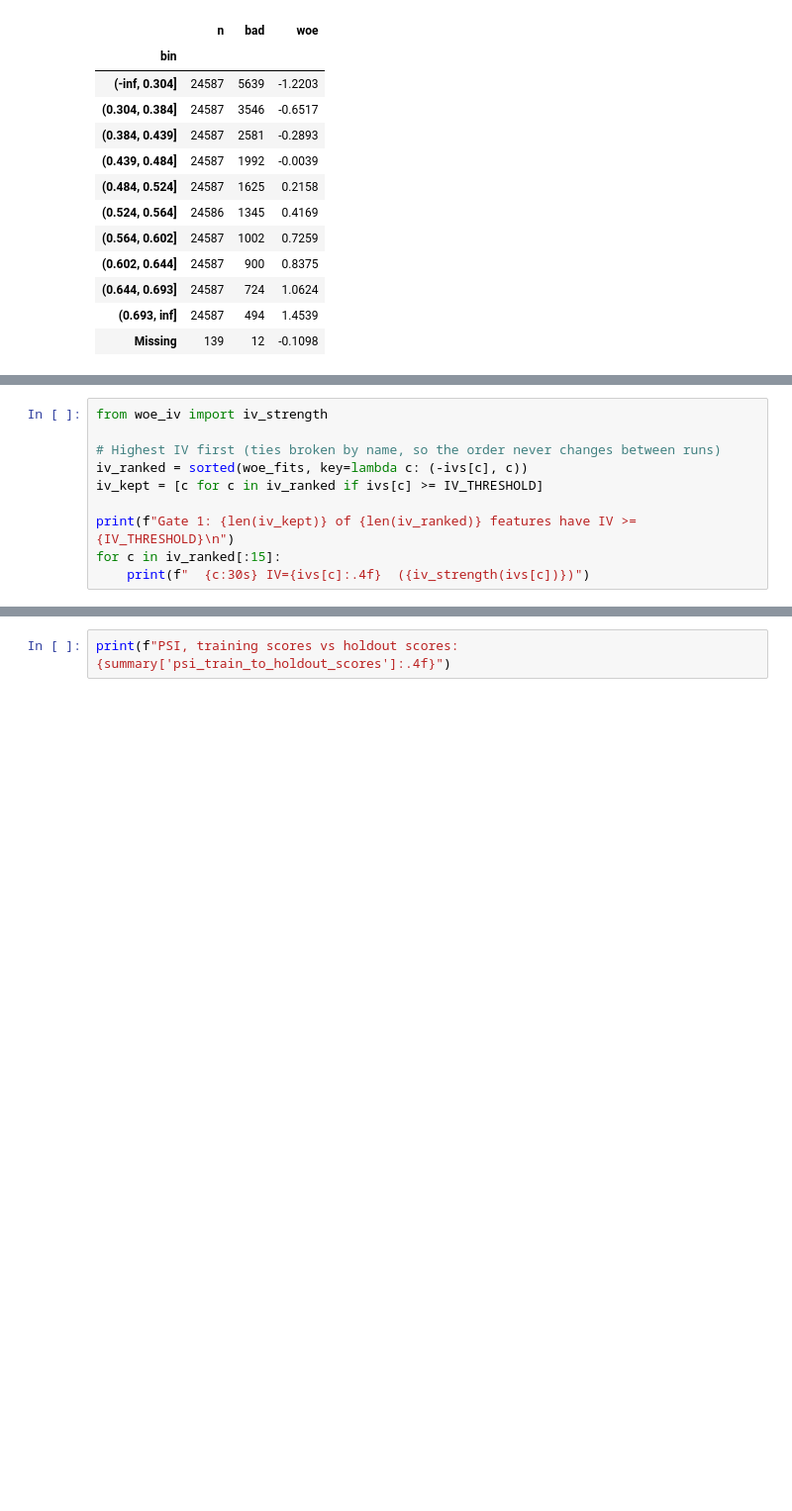
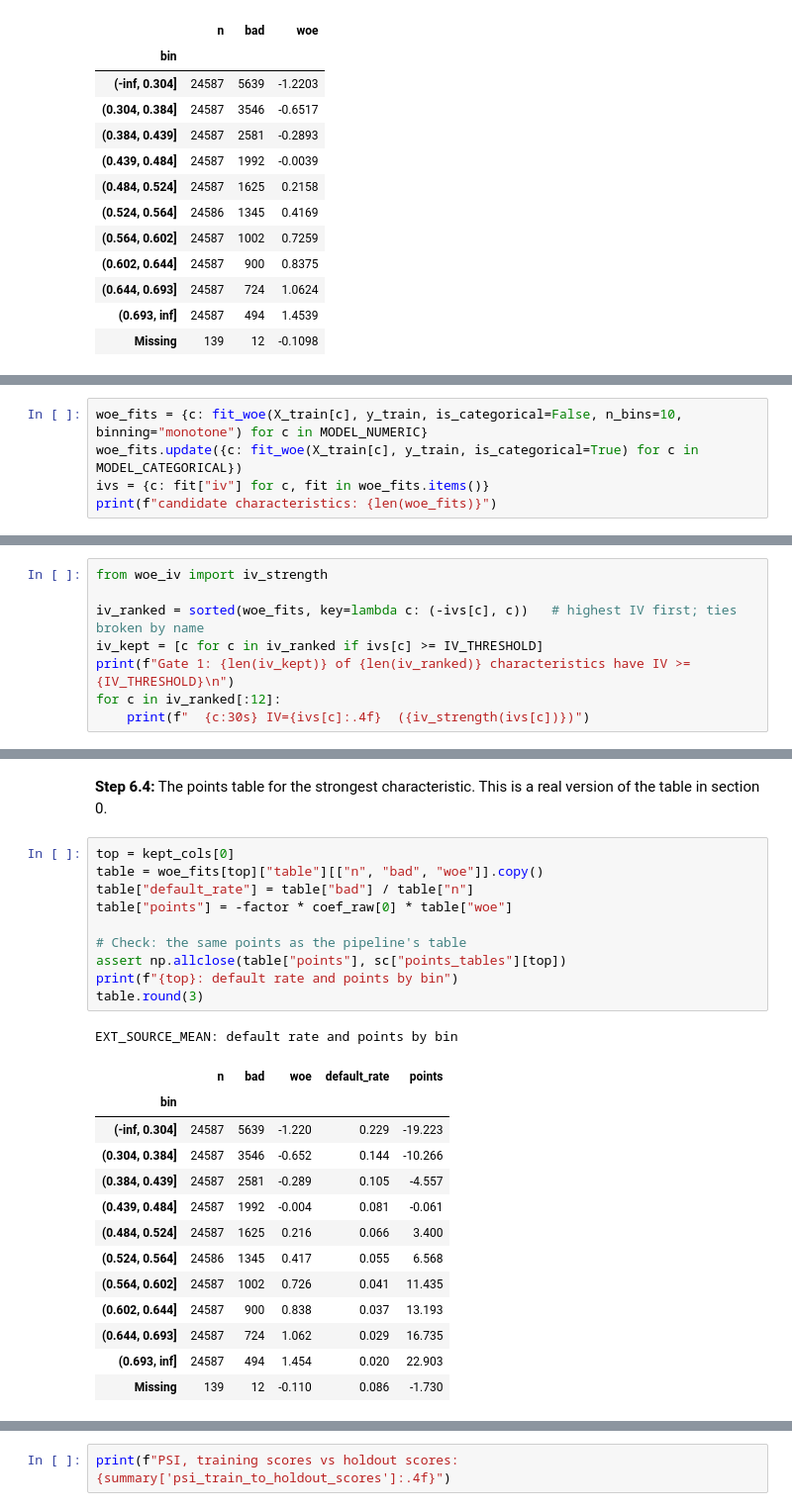
Before and after one commit to alvenyuka/Credit-Risk-Scorecard, a Jupyter notebook: Credit_Risk_Scorecard.ipynb, the cells around one changed output, grey strips where cells are left out. Shown at 99% size. Cells and saved outputs as stored; diff of their text form; blank space fills up the shorter version.

```diff
--- a/Credit_Risk_Scorecard.ipynb
+++ b/Credit_Risk_Scorecard.ipynb
@@ -389,10 +334,0 @@ those below 0.01, which carry almost no signal.
-# %%
-from woe_iv import iv_strength
-
-# Highest IV first (ties broken by name, so the order never changes between runs)
-iv_ranked = sorted(woe_fits, key=lambda c: (-ivs[c], c))
-iv_kept = [c for c in iv_ranked if ivs[c] >= IV_THRESHOLD]
-
-print(f"Gate 1: {len(iv_kept)} of {len(iv_ranked)} features have IV >= {IV_THRESHOLD}\n")
-for c in iv_ranked[:15]:
-    print(f"  {c:30s} IV={ivs[c]:.4f}  ({iv_strength(ivs[c])})")
@@ -831,0 +414,5 @@ the score distribution on the training split with the holdout.
+# %%
+woe_fits = {c: fit_woe(X_train[c], y_train, is_categorical=False, n_bins=10, binning="monotone") for c in MODEL_NUMERIC}
+woe_fits.update({c: fit_woe(X_train[c], y_train, is_categorical=True) for c in MODEL_CATEGORICAL})
+ivs = {c: fit["iv"] for c, fit in woe_fits.items()}
+print(f"candidate characteristics: {len(woe_fits)}")
@@ -831,0 +438,8 @@ the score distribution on the training split with the holdout.
+# %%
+from woe_iv import iv_strength
+
+iv_ranked = sorted(woe_fits, key=lambda c: (-ivs[c], c))   # highest IV first; ties broken by name
+iv_kept = [c for c in iv_ranked if ivs[c] >= IV_THRESHOLD]
+print(f"Gate 1: {len(iv_kept)} of {len(iv_ranked)} characteristics have IV >= {IV_THRESHOLD}\n")
+for c in iv_ranked[:12]:
+    print(f"  {c:30s} IV={ivs[c]:.4f}  ({iv_strength(ivs[c])})")
@@ -831,0 +683,28 @@ the score distribution on the training split with the holdout.
+# %% [markdown]
+**Step 6.4:** The points table for the strongest characteristic. This is a real version of the table in
+section 0.
+# %%
+top = kept_cols[0]
+table = woe_fits[top]["table"][["n", "bad", "woe"]].copy()
+table["default_rate"] = table["bad"] / table["n"]
+table["points"] = -factor * coef_raw[0] * table["woe"]
+
+# Check: the same points as the pipeline's table
+assert np.allclose(table["points"], sc["points_tables"][top])
+print(f"{top}: default rate and points by bin")
+table.round(3)
+# %% [output]
+EXT_SOURCE_MEAN: default rate and points by bin
+|  | n | bad | woe | default_rate | points |
+| bin |  |  |  |  |  |
+| (-inf, 0.304] | 24587 | 5639 | -1.220 | 0.229 | -19.223 |
+| (0.304, 0.384] | 24587 | 3546 | -0.652 | 0.144 | -10.266 |
+| (0.384, 0.439] | 24587 | 2581 | -0.289 | 0.105 | -4.557 |
+| (0.439, 0.484] | 24587 | 1992 | -0.004 | 0.081 | -0.061 |
+| (0.484, 0.524] | 24587 | 1625 | 0.216 | 0.066 | 3.400 |
+| (0.524, 0.564] | 24586 | 1345 | 0.417 | 0.055 | 6.568 |
+| (0.564, 0.602] | 24587 | 1002 | 0.726 | 0.041 | 11.435 |
+| (0.602, 0.644] | 24587 | 900 | 0.838 | 0.037 | 13.193 |
+| (0.644, 0.693] | 24587 | 724 | 1.062 | 0.029 | 16.735 |
+| (0.693, inf] | 24587 | 494 | 1.454 | 0.020 | 22.903 |
+| Missing | 139 | 12 | -0.110 | 0.086 | -1.730 |
```
Also changed, not shown: parts of 170 cells of this notebook, 16 other files.
